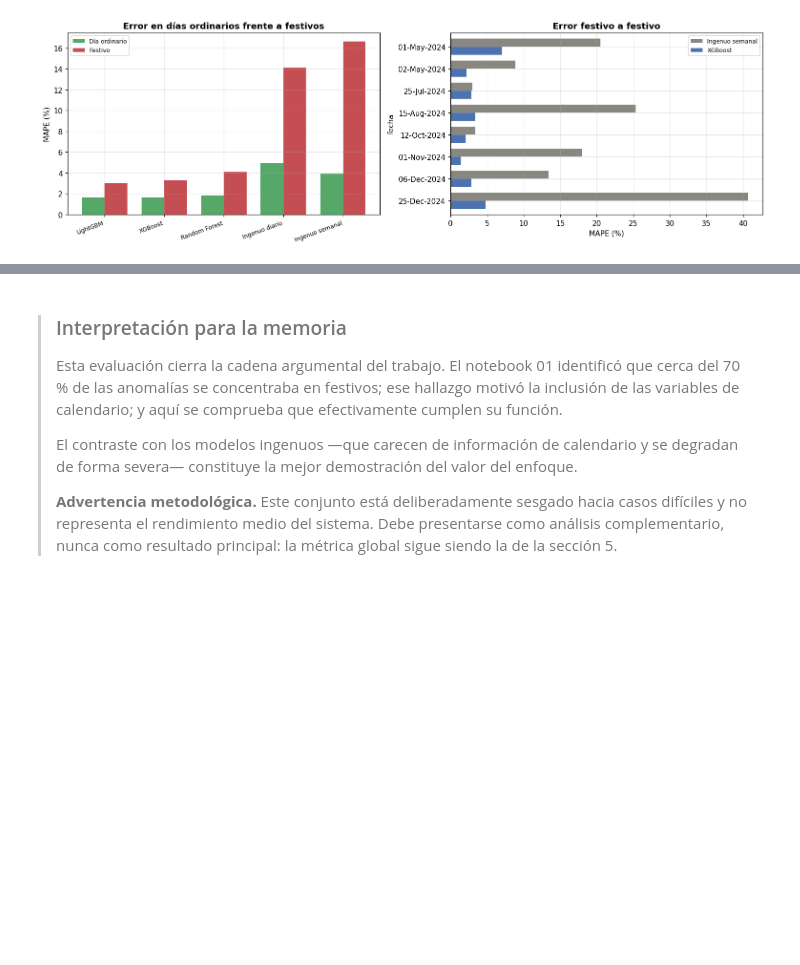
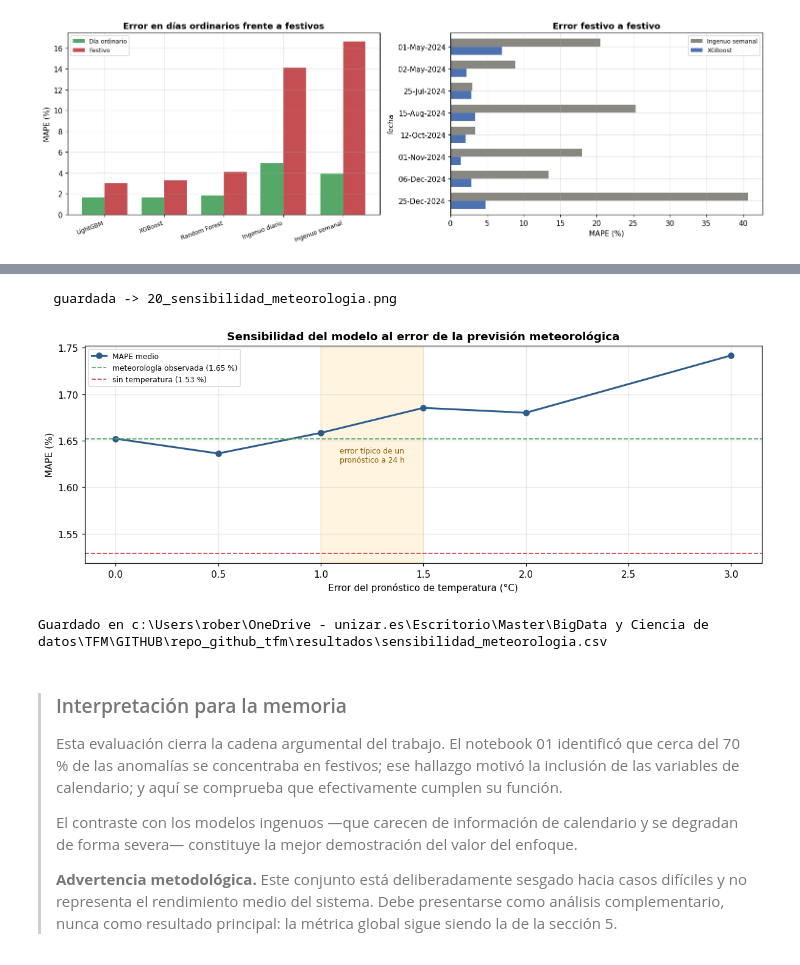
Before and after one commit to Rober-GP/tfm-prediccion-demanda-energetica, a Jupyter notebook: notebooks/03_modelado_ml_v2.ipynb, the cells around one changed output, grey strips where cells are left out. Saved outputs shown, nothing was run; the diff lists cells and outputs as text; code cells hidden in the pictures; blank space fills up the shorter version.

```diff
--- a/notebooks/03_modelado_ml_v2.ipynb
+++ b/notebooks/03_modelado_ml_v2.ipynb
@@ -1047,3 +1177,37 @@ festivos_tabla.to_csv(DIR_RESULTADOS / "festivos_detalle.csv", index=False)
+# %%
+# ═══════════════════════════════════════════════════════════════════════════
+# 7.3.3 — Representación gráfica
+# ═══════════════════════════════════════════════════════════════════════════
+if COLS_TEMP:
+    fig, ax = plt.subplots(figsize=(11, 4.2))
+
+    ax.plot(sens["Error del pronóstico (°C)"], sens["MAPE medio"],
+            marker="o", lw=2, color="#2E5C8A", label="MAPE medio")
+    ax.axhline(ref, color="#55A868", ls="--", lw=1.2,
+               label=f"meteorología observada ({ref:.2f} %)")
+    ax.axhline(mape_sin, color="#C44E52", ls="--", lw=1.2,
+               label=f"sin temperatura ({mape_sin:.2f} %)")
+    ax.axvspan(1.0, 1.5, color="orange", alpha=0.12)
+    ax.annotate("error típico de un\npronóstico a 24 h",
+                xy=(1.25, ax.get_ylim()[0]), xytext=(1.25, ref*0.985),
+                ha="center", fontsize=8, color="#8A5A00")
+
+    ax.set_xlabel("Error del pronóstico de temperatura (°C)")
+    ax.set_ylabel("MAPE (%)")
+    ax.set_title("Sensibilidad del modelo al error de la previsión meteorológica",
+                 fontweight="bold")
+    ax.legend(fontsize=8)
+
+    plt.tight_layout()
+    guardar_figura("20_sensibilidad_meteorologia")
+    plt.show()
+
+    sens.to_csv(DIR_RESULTADOS / "sensibilidad_meteorologia.csv", index=False)
+    print(f"Guardado en {DIR_RESULTADOS / 'sensibilidad_meteorologia.csv'}")
+# %% [output]
+  guardada -> 20_sensibilidad_meteorologia.png
+[figure, added]
+Guardado en c:\Users\rober\OneDrive - unizar.es\Escritorio\Master\BigData y Ciencia de datos\TFM\GITHUB\repo_github_tfm\resultados\sensibilidad_meteorologia.csv
 # %% [markdown]
 > ### Interpretación para la memoria
 >
```
Also changed, not shown: parts of 2 cells of this notebook, 2 other files.
